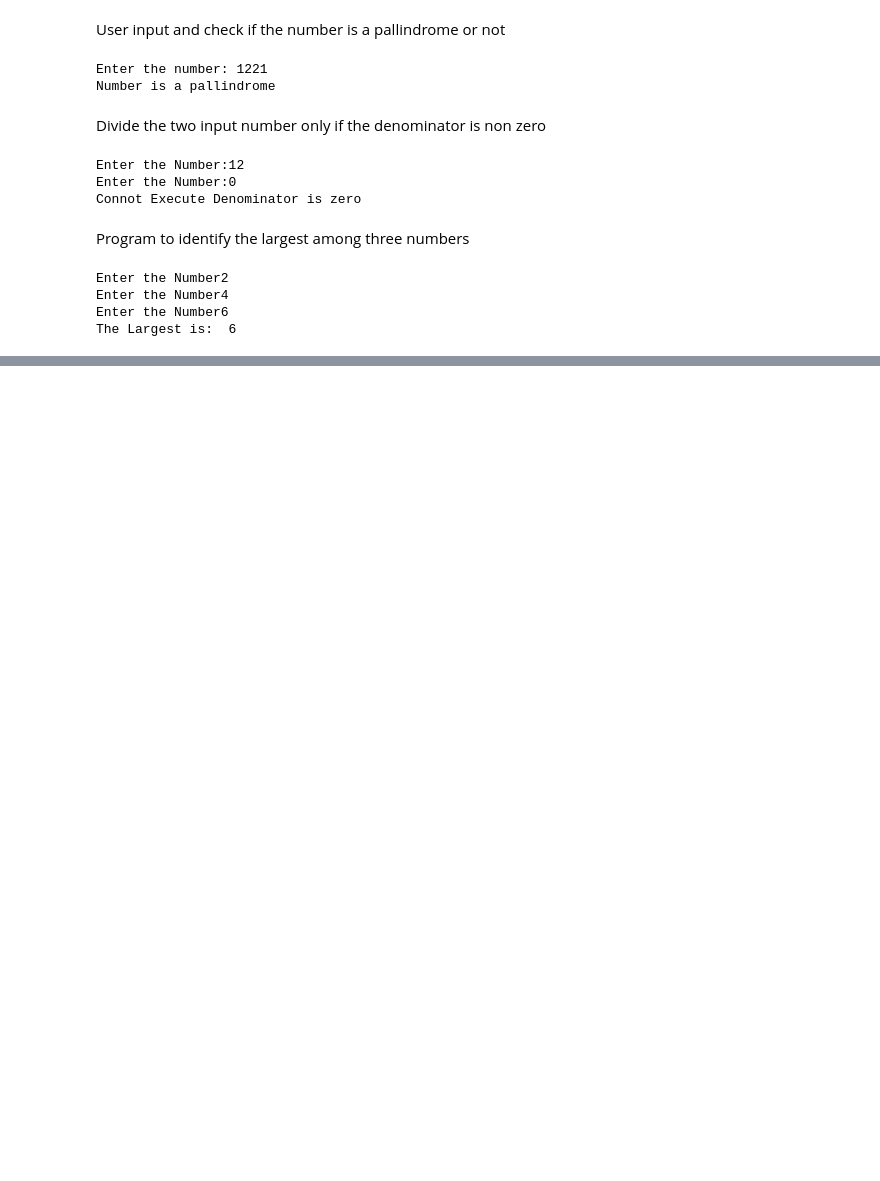
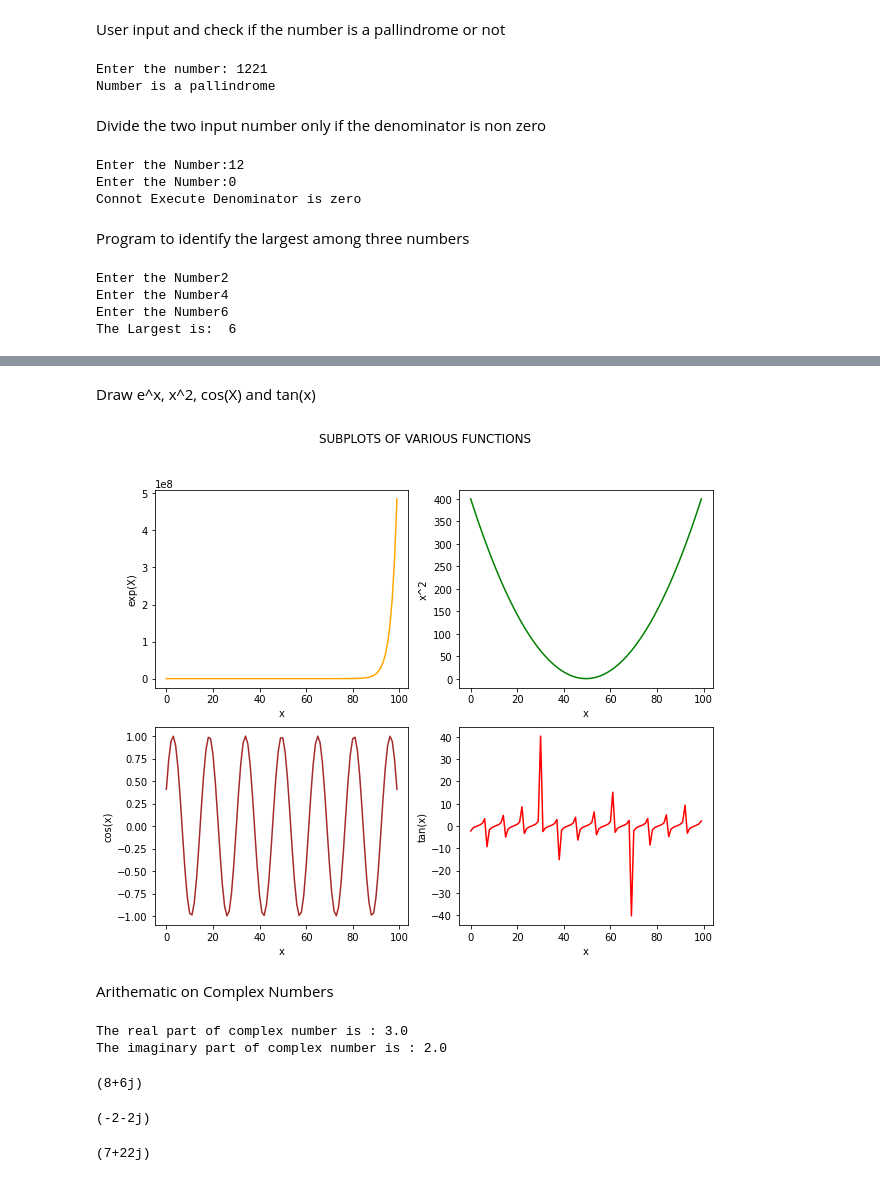
Before and after one commit to ronxldwilson/Python-Notes, a Jupyter notebook: Complex_Analysis.ipynb, the cells around one changed output, grey strips where cells are left out. Drawn from its saved outputs; the diff is of its cells as text; code cells hidden in the pictures; blank space fills up the shorter version.

```diff
--- a/Complex_Analysis.ipynb
+++ b/Complex_Analysis.ipynb
@@ -97,0 +128,61 @@ The Largest is:  6
+# %% [markdown]
+
+Draw e^x, x^2, cos(X) and tan(x)
+# %%
+from matplotlib.pylab import *
+
+figure(figsize=(10,8))
+suptitle('SUBPLOTS OF VARIOUS FUNCTIONS')
+
+subplot(221) # 2 tall, 2 wide, plot number 1.
+x=linspace(-20,20,100)
+plot(exp(x),color='Orange')
+xlabel('x')
+ylabel('exp(X)')
+
+subplot(222) # 2 tall, 2 wide, plot number 2.
+x=linspace(-20,20,100)
+plot(x**2,color='Green')
+xlabel('x')
+ylabel('x^2')
+
+subplot(223) # 2 tall, 2 wide, plot number 3.
+x=linspace(-20,20,100)
+plot(cos(x),color='Brown')
+xlabel('x')
+ylabel('cos(x)')
+
+subplot(224) # 2 tall, 2 wide, plot number 4.
+x=linspace(-20,20,100)
+plot(tan(x),color='Red')
+xlabel('x')
+ylabel('tan(x)')
+
+None
+# %% [output]
+[figure, added]
+# %% [markdown]
+Arithematic on Complex Numbers
+# %%
+import cmath
+z = complex(3,2)
+y = complex(5,4)
+print ("The real part of complex number is : ",end="")
+print (z.real)
+print ("The imaginary part of complex number is : ",end="")
+print (z.imag)
+# %% [output]
+The real part of complex number is : 3.0
+The imaginary part of complex number is : 2.0
+# %%
+z+y
+# %% [output]
+(8+6j)
+# %%
+  z-y
+# %% [output]
+(-2-2j)
+# %%
+z*y
+# %% [output]
+(7+22j)
```
Also changed, not shown: parts of 59 cells of this notebook.
